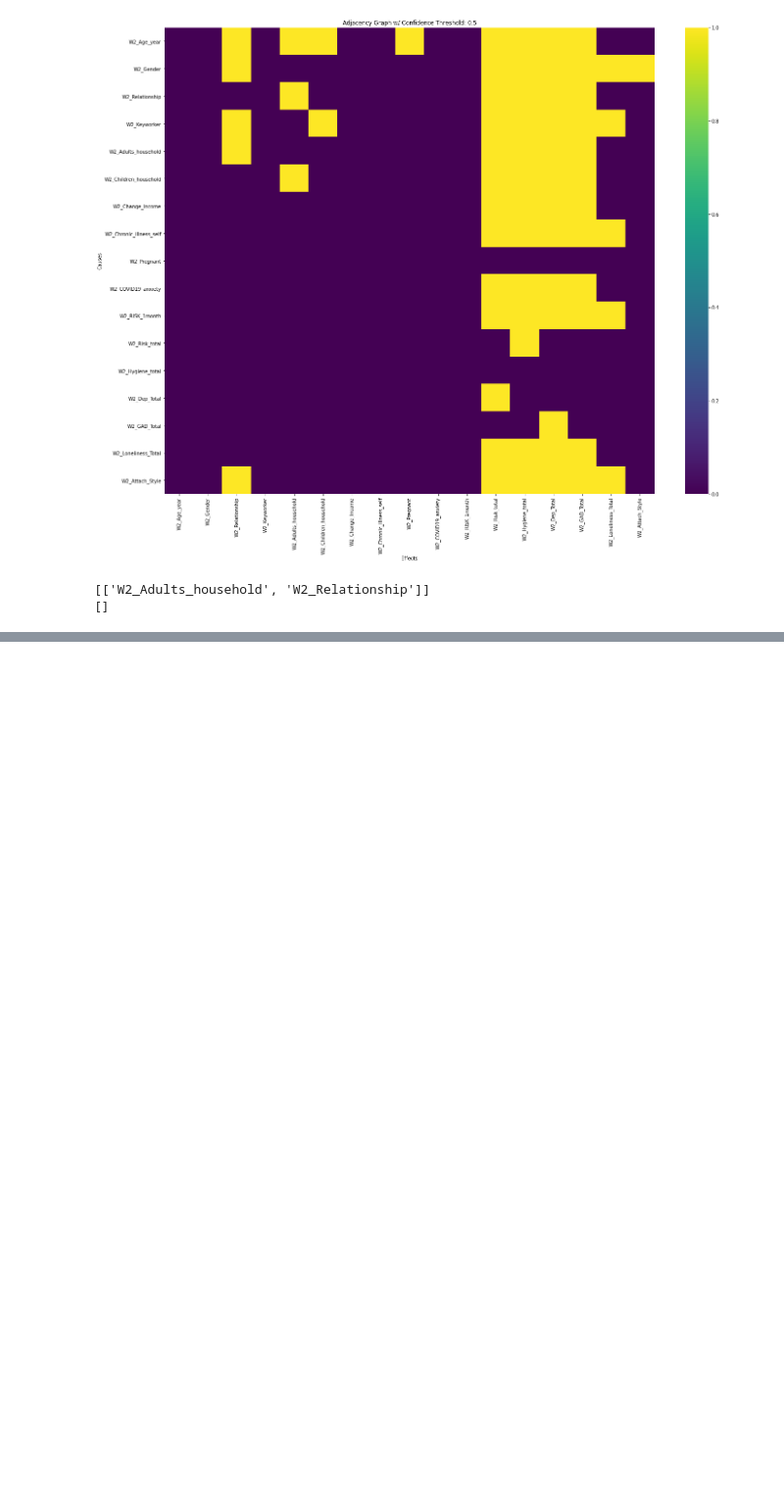
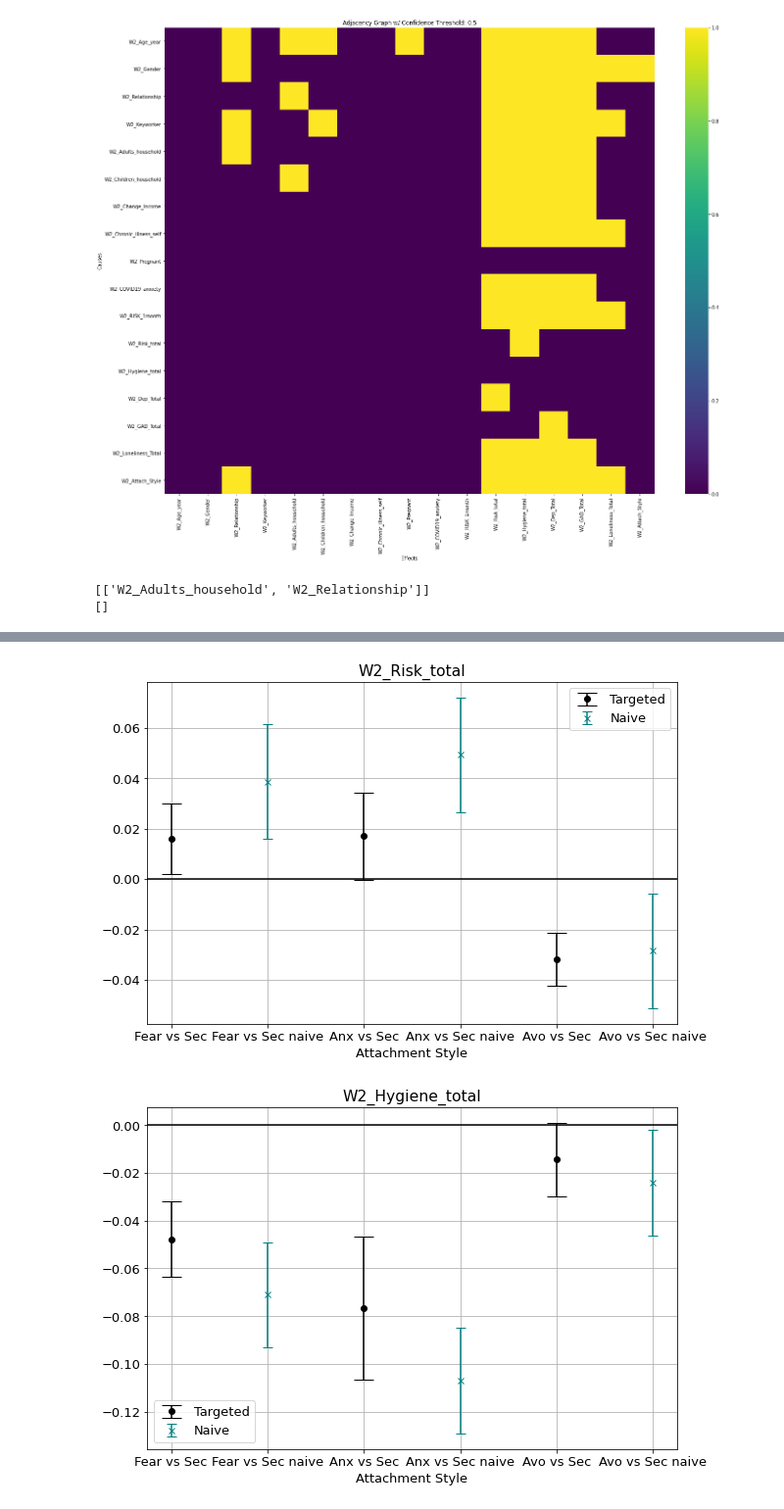
Before and after one commit to matthewvowels1/attachment_COVID, a Jupyter notebook: results_constrained_wave_2_1var_attachment_and_targeted_estimation.ipynb, the cells around one changed output, grey strips where cells are left out. Shown at 98% size. Cells and saved outputs as stored; diff of their text form; code cells hidden in the pictures; blank space fills up the shorter version.

Commit message:
added TLP, graph reducer, and SL

```diff
--- a/results_constrained_wave_2_1var_attachment_and_targeted_estimation.ipynb
+++ b/results_constrained_wave_2_1var_attachment_and_targeted_estimation.ipynb
@@ -256,0 +279,20 @@ else:
+# %%
+results = []
+for i, outcome in enumerate(outcomes):
+    result = pd.DataFrame()
+    result['outcome'] = [outcome]
+
+    for group_comparison in group_comparisons:
+        result[str(group_comparison) + '_p'] = np.array([tl_ps[i][str(group_comparison)]])
+        result[str(group_comparison) + '_se'] = np.array([tl_ses[i][str(group_comparison)]])
+        result[str(group_comparison) + '_effect'] = np.array([tl_ests[i][str(group_comparison)]])
+        result[str(group_comparison) + '_naive_effect'] = np.array([naives_effects[i][str(group_comparison)]])
+        result[str(group_comparison) + '_naive_se'] = np.array([naives_ses[i][str(group_comparison)]])
+        result[str(group_comparison) + '_naive_p'] = np.array([naives_ps[i][str(group_comparison)]])
+
+    results.append(result)
+
+results = pd.concat(results)
+
+
+results.to_csv('tl_results/targeted_learning_results_W2_1var_attach.csv', index=False)
@@ -257,58 +308,50 @@ else:
 # %%
 
 plt.rcParams.update({'font.size': 13})
 
 
 for outcome in outcomes:
 
-    est_2_1 = tl_results[tl_results.outcome == outcome]['group_2_1_effect_star'].values
-    ci_l_2_1 = tl_results[tl_results.outcome == outcome]['conf_int_L_2_1'].values
-    ci_u_2_1 = tl_results[tl_results.outcome == outcome]['conf_int_U_2_1'].values
+    est_2_1 = results[results.outcome == outcome]['[1, 0]_effect'].values
+    err_2_1 = 1.96 * results[results.outcome == outcome]['[1, 0]_se'].values
 
-    est_3_1 = tl_results[tl_results.outcome == outcome]['group_3_1_effect_star'].values
-    ci_l_3_1 = tl_results[tl_results.outcome == outcome]['conf_int_L_3_1'].values
-    ci_u_3_1 = tl_results[tl_results.outcome == outcome]['conf_int_U_3_1'].values
+    est_3_1 = results[results.outcome == outcome]['[2, 0]_effect'].values
+    err_3_1 = 1.96 * results[results.outcome == outcome]['[2, 0]_se'].values
 
-    est_4_1 = tl_results[tl_results.outcome == outcome]['group_4_1_effect_star'].values
-    ci_l_4_1 = tl_results[tl_results.outcome == outcome]['conf_int_L_4_1'].values
-    ci_u_4_1 = tl_results[tl_results.outcome == outcome]['conf_int_U_4_1'].values
+    est_4_1 = results[results.outcome == outcome]['[3, 0]_effect'].values
+    err_4_1 = 1.96 * results[results.outcome == outcome]['[3, 0]_se'].values
 
-    est_2_1_naive = tl_results[tl_results.outcome == outcome]['group_2_1_effect_naive'].values
-    ci_l_2_1_naive = tl_results[tl_results.outcome == outcome]['group_2_1_naive_ci_l'].values
-    ci_u_2_1_naive = tl_results[tl_results.outcome == outcome]['group_2_1_naive_ci_u'].values
 
-    est_3_1_naive = tl_results[tl_results.outcome == outcome]['group_3_1_effect_naive'].values
-    ci_l_3_1_naive = tl_results[tl_results.outcome == outcome]['group_3_1_naive_ci_l'].values
-    ci_u_3_1_naive = tl_results[tl_results.outcome == outcome]['group_3_1_naive_ci_u'].values
+    est_2_1_naive = results[results.outcome == outcome]['[1, 0]_naive_effect'].values
+    err_2_1_naive = 1.96 * results[results.outcome == outcome]['[1, 0]_naive_se'].values
 
-    est_4_1_naive = tl_results[tl_results.outcome == outcome]['group_4_1_effect_naive'].values
-    ci_l_4_1_naive = tl_results[tl_results.outcome == outcome]['group_4_1_naive_ci_l'].values
-    ci_u_4_1_naive = tl_results[tl_results.outcome == outcome]['group_4_1_naive_ci_u'].values
+    est_3_1_naive = results[results.outcome == outcome]['[2, 0]_naive_effect'].values
+    err_3_1_naive = 1.96 * results[results.outcome == outcome]['[1, 0]_naive_se'].values
 
-    print(outcome)
-    print(est_2_1, ci_l_2_1, ci_u_2_1 )
-    print(est_2_1_naive, ci_l_2_1_naive, ci_u_2_1_naive )
+    est_4_1_naive = results[results.outcome == outcome]['[3, 0]_naive_effect'].values
+    err_4_1_naive = 1.96 * results[results.outcome == outcome]['[1, 0]_naive_se'].values
+
 
 
     plt.figure(figsize=(9,6))
     plt.title(outcome)
-    plt.errorbar(x=['Fear vs Sec'], y=est_2_1, yerr=(ci_u_2_1-ci_l_2_1), capsize=10, fmt='o', color='b', label='Targeted')
-    plt.errorbar(x=['Fear vs Sec naive'], y=est_2_1_naive, yerr=(ci_u_2_1_naive-ci_l_2_1_naive), capsize=5, fmt='x', color='r', label='Naive')
+    plt.errorbar(x=['Fear vs Sec'], y=est_2_1, yerr=err_2_1, capsize=10, fmt='o', color='k', label='Targeted')
+    plt.errorbar(x=['Fear vs Sec naive'], y=est_2_1_naive, yerr=err_2_1_naive, capsize=5, fmt='x', color='teal', label='Naive')
 
-    plt.errorbar(x=['Anx vs Sec'], y=est_3_1, yerr=(ci_u_3_1-ci_l_3_1), capsize=10, fmt='o', color='b')
-    plt.errorbar(x=['Anx vs Sec naive'], y=est_3_1_naive, yerr=(ci_u_3_1_naive-ci_l_3_1_naive), capsize=5, fmt='x', color='r')
+    plt.errorbar(x=['Anx vs Sec'], y=est_3_1, yerr=err_3_1, capsize=10, fmt='o', color='k')
+    plt.errorbar(x=['Anx vs Sec naive'], y=est_3_1_naive, yerr=err_3_1_naive, capsize=5, fmt='x', color='teal')
 
-    plt.errorbar(x=['Avo vs Sec'], y=est_4_1, yerr=(ci_u_4_1-ci_l_4_1), capsize=10, fmt='o', color='b')
-    plt.errorbar(x=['Avo vs Sec naive'], y=est_4_1_naive, yerr=(ci_u_4_1_naive-ci_l_4_1_naive), capsize=5, fmt='x', color='r')
+    plt.errorbar(x=['Avo vs Sec'], y=est_4_1, yerr=err_4_1, capsize=10, fmt='o', color='k')
+    plt.errorbar(x=['Avo vs Sec naive'], y=est_4_1_naive, yerr=err_4_1_naive, capsize=5, fmt='x', color='teal')
 
     plt.xlabel('Attachment Style')
     plt.axhline(y = 0, color = 'k', linestyle = '-')
     plt.grid()
     plt.tight_layout()
     plt.legend()
-    if predictors_for_G:
-        plt.savefig(outcome+'_targeted_comparison_preds_for_G.png', dpi=150)
-    else:
-        plt.savefig(outcome+'_targeted_comparison.png', dpi=150)
+    plt.savefig('tl_results/' + outcome+'_targeted_comparison.png', dpi=200)
 
     plt.show()
+# %% [output]
+[figure, added]
+[figure, added]
```
Also changed, not shown: parts of 8 cells of this notebook, 2 other files.
